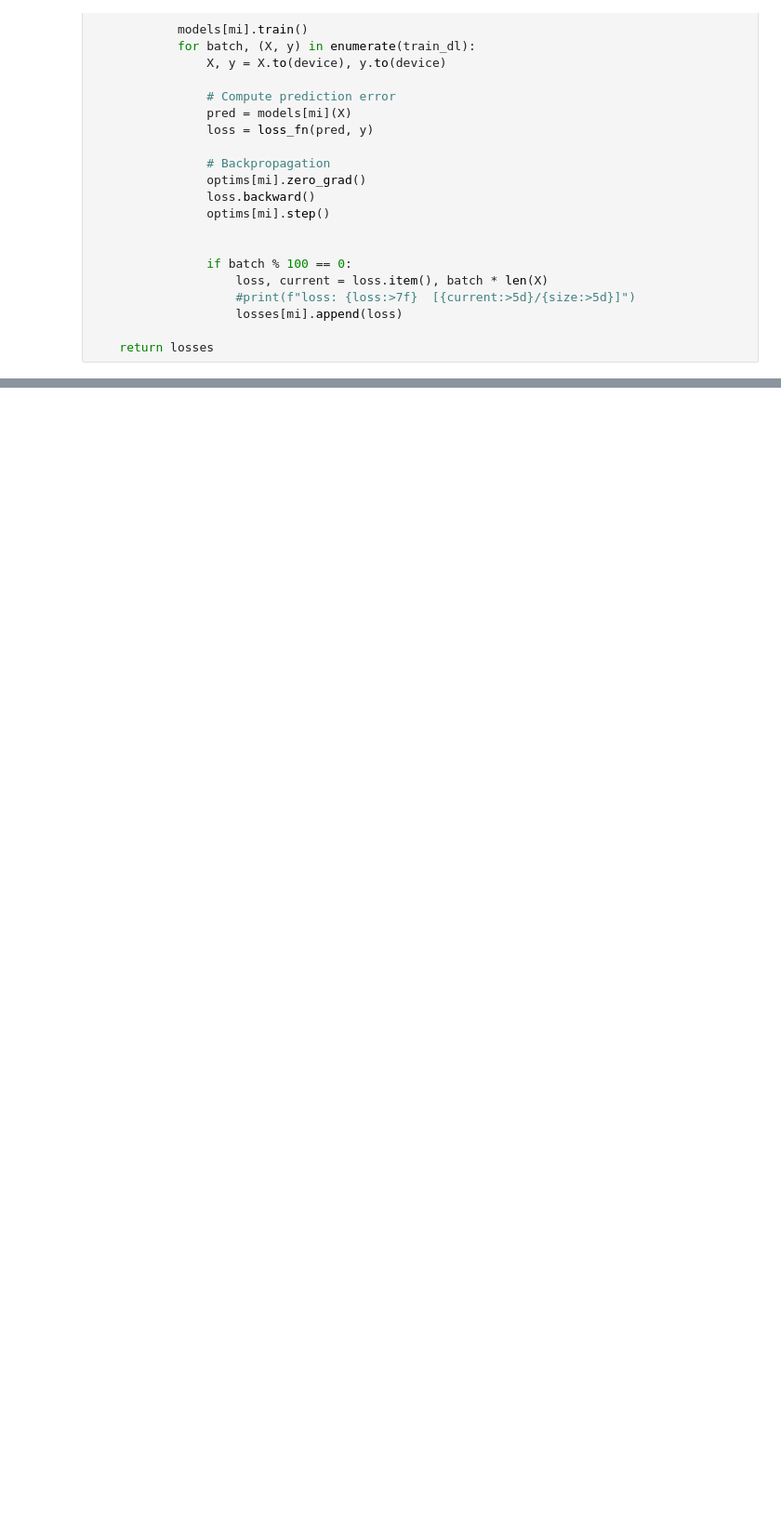
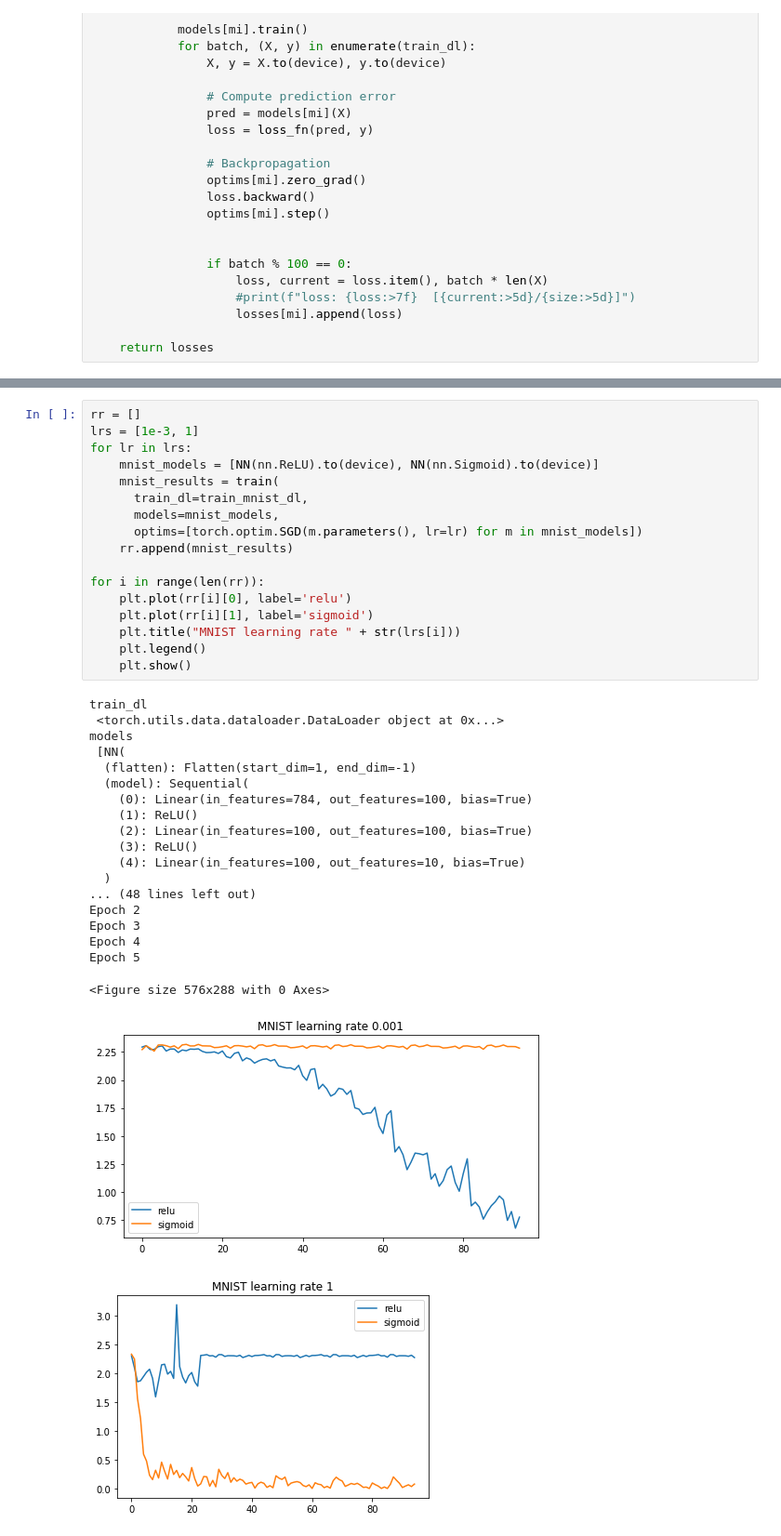
Before and after one commit to Zemke/ml, a Jupyter notebook: pytorch_fashion_mnist.ipynb, the cells around one changed output, grey strips where cells are left out. Shown: that part at 93% size. Drawn from its saved outputs; the diff is of its cells as text; blank space fills up the shorter version.

Commit message:
Sigmoid vs ReLU work differently with different learning rates

```diff
--- a/pytorch_fashion_mnist.ipynb
+++ b/pytorch_fashion_mnist.ipynb
@@ -165,0 +134,38 @@ Epoch 5
+# %%
+rr = []
+lrs = [1e-3, 1]
+for lr in lrs:
+    mnist_models = [NN(nn.ReLU).to(device), NN(nn.Sigmoid).to(device)]
+    mnist_results = train(
+      train_dl=train_mnist_dl,
+      models=mnist_models,
+      optims=[torch.optim.SGD(m.parameters(), lr=lr) for m in mnist_models])
+    rr.append(mnist_results)
+
+for i in range(len(rr)):
+    plt.plot(rr[i][0], label='relu')
+    plt.plot(rr[i][1], label='sigmoid')
+    plt.title("MNIST learning rate " + str(lrs[i]))
+    plt.legend()
+    plt.show()
+# %% [output]
+train_dl
+ <torch.utils.data.dataloader.DataLoader object at 0x...>
+models
+ [NN(
+  (flatten): Flatten(start_dim=1, end_dim=-1)
+  (model): Sequential(
+    (0): Linear(in_features=784, out_features=100, bias=True)
+    (1): ReLU()
+    (2): Linear(in_features=100, out_features=100, bias=True)
+    (3): ReLU()
+    (4): Linear(in_features=100, out_features=10, bias=True)
+  )
+... (48 lines left out)
+Epoch 2
+Epoch 3
+Epoch 4
+Epoch 5
+<Figure size 576x288 with 0 Axes>
+[figure, added]
+[figure, added]
```
Also changed, not shown: parts of 7 cells of this notebook.
